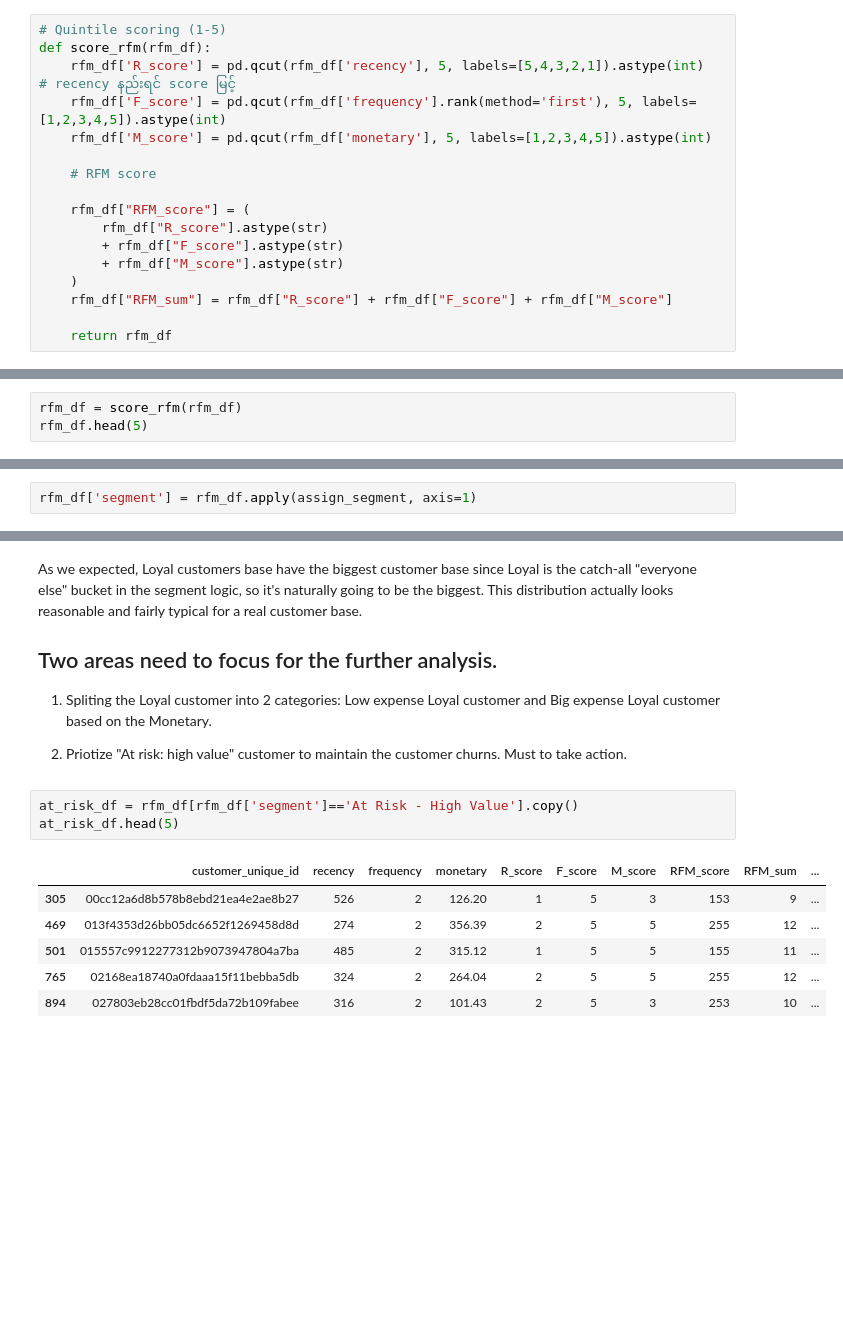
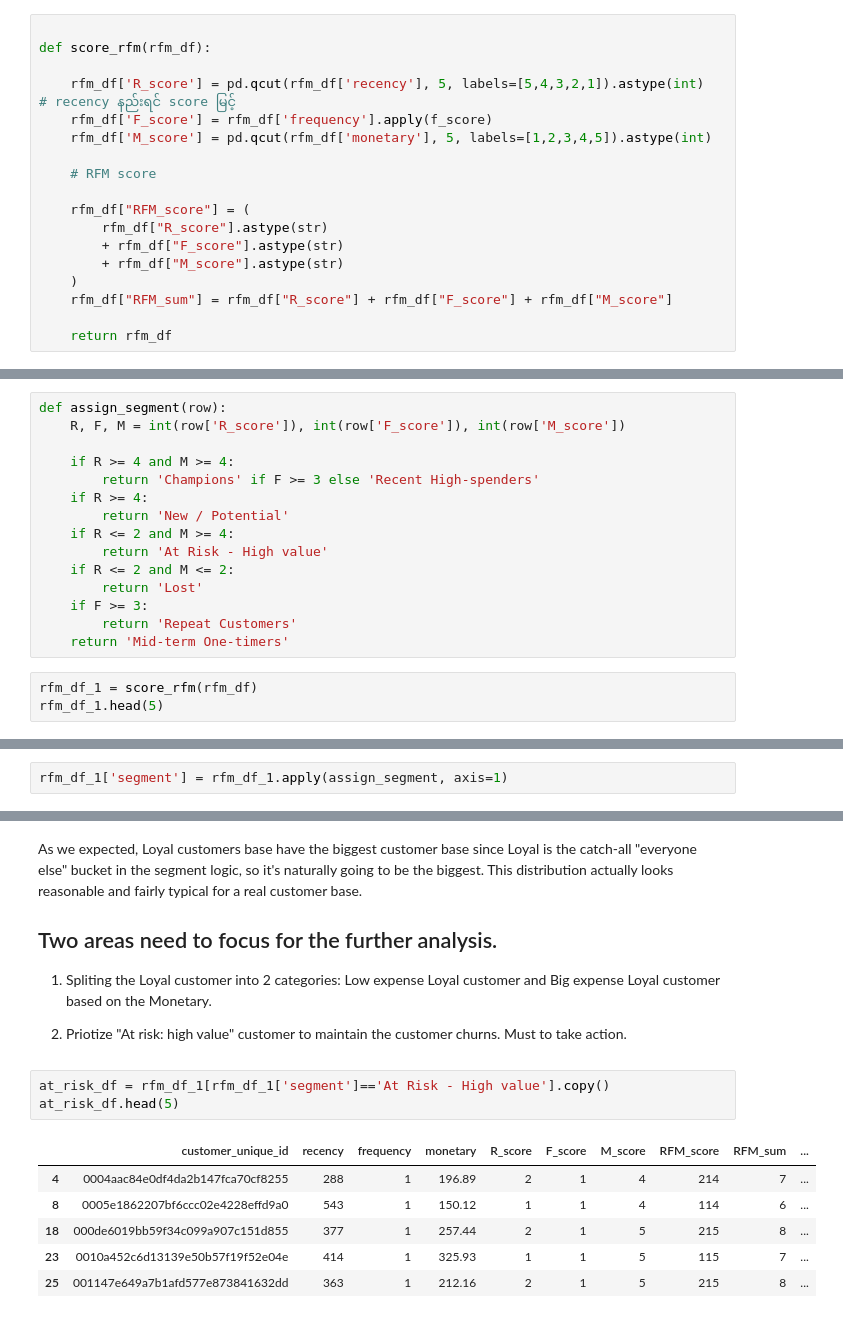
Before and after one commit to rachelT2/Olist_Dataset_Analysis, a Jupyter notebook: RFM Analysis/RFM Analysis.ipynb, the cells around one changed output, grey strips where cells are left out. Saved outputs shown, nothing was run; the diff lists cells and outputs as text; blank space fills up the shorter version.

```diff
--- a/RFM Analysis/RFM Analysis.ipynb
+++ b/RFM Analysis/RFM Analysis.ipynb
@@ -66,8 +194,9 @@ There is no duplicated values.
 # %%
-# Quintile scoring (1-5)
+
 def score_rfm(rfm_df):
+
     rfm_df['R_score'] = pd.qcut(rfm_df['recency'], 5, labels=[5,4,3,2,1]).astype(int)  # recency နည်းရင် score မြင့်
-    rfm_df['F_score'] = pd.qcut(rfm_df['frequency'].rank(method='first'), 5, labels=[1,2,3,4,5]).astype(int)
+    rfm_df['F_score'] = rfm_df['frequency'].apply(f_score)
     rfm_df['M_score'] = pd.qcut(rfm_df['monetary'], 5, labels=[1,2,3,4,5]).astype(int)
 
     # RFM score
@@ -107,4 +212,19 @@ def assign_segment(row):
+# %%
+def assign_segment(row):
+    R, F, M = int(row['R_score']), int(row['F_score']), int(row['M_score'])
+
+    if R >= 4 and M >= 4:
+        return 'Champions' if F >= 3 else 'Recent High-spenders'
+    if R >= 4:
+        return 'New / Potential'
+    if R <= 2 and M >= 4:
+        return 'At Risk - High value'
+    if R <= 2 and M <= 2:
+        return 'Lost'
+    if F >= 3:
+        return 'Repeat Customers'
+    return 'Mid-term One-timers'
 # %%
-rfm_df = score_rfm(rfm_df)
-rfm_df.head(5)
+rfm_df_1 = score_rfm(rfm_df)
+rfm_df_1.head(5)
 # %% [output]
@@ -117,3 +237,3 @@ rfm_df.head(5)
 # %%
-rfm_df['segment'] = rfm_df.apply(assign_segment, axis=1)
+rfm_df_1['segment'] = rfm_df_1.apply(assign_segment, axis=1)
 # %%
@@ -188,15 +309,15 @@ As we expected, Loyal customers base have the biggest customer base since Loyal
 
 2. Priotize "At risk: high value" customer to maintain the customer churns. Must to take action.
 # %%
-at_risk_df = rfm_df[rfm_df['segment']=='At Risk - High Value'].copy()
+at_risk_df = rfm_df_1[rfm_df_1['segment']=='At Risk - High value'].copy()
 at_risk_df.head(5)
 # %% [output]
 |  | customer_unique_id | recency | frequency | monetary | R_score | F_score | M_score | RFM_score | RFM_sum | ... |
-| 305 | 00cc12a6d8b578b8ebd21ea4e2ae8b27 | 526 | 2 | 126.20 | 1 | 5 | 3 | 153 | 9 | ... |
-| 469 | 013f4353d26bb05dc6652f1269458d8d | 274 | 2 | 356.39 | 2 | 5 | 5 | 255 | 12 | ... |
-| 501 | 015557c9912277312b9073947804a7ba | 485 | 2 | 315.12 | 1 | 5 | 5 | 155 | 11 | ... |
-| 765 | 02168ea18740a0fdaaa15f11bebba5db | 324 | 2 | 264.04 | 2 | 5 | 5 | 255 | 12 | ... |
-| 894 | 027803eb28cc01fbdf5da72b109fabee | 316 | 2 | 101.43 | 2 | 5 | 3 | 253 | 10 | ... |
+| 4 | 0004aac84e0df4da2b147fca70cf8255 | 288 | 1 | 196.89 | 2 | 1 | 4 | 214 | 7 | ... |
+| 8 | 0005e1862207bf6ccc02e4228effd9a0 | 543 | 1 | 150.12 | 1 | 1 | 4 | 114 | 6 | ... |
+| 18 | 000de6019bb59f34c099a907c151d855 | 377 | 1 | 257.44 | 2 | 1 | 5 | 215 | 8 | ... |
+| 23 | 0010a452c6d13139e50b57f19f52e04e | 414 | 1 | 325.93 | 1 | 1 | 5 | 115 | 7 | ... |
+| 25 | 001147e649a7b1afd577e873841632dd | 363 | 1 | 212.16 | 2 | 1 | 5 | 215 | 8 | ... |
 # %%
 at_risk_df.info()
 # %% [output]
```
Also changed, not shown: parts of 25 cells of this notebook.
